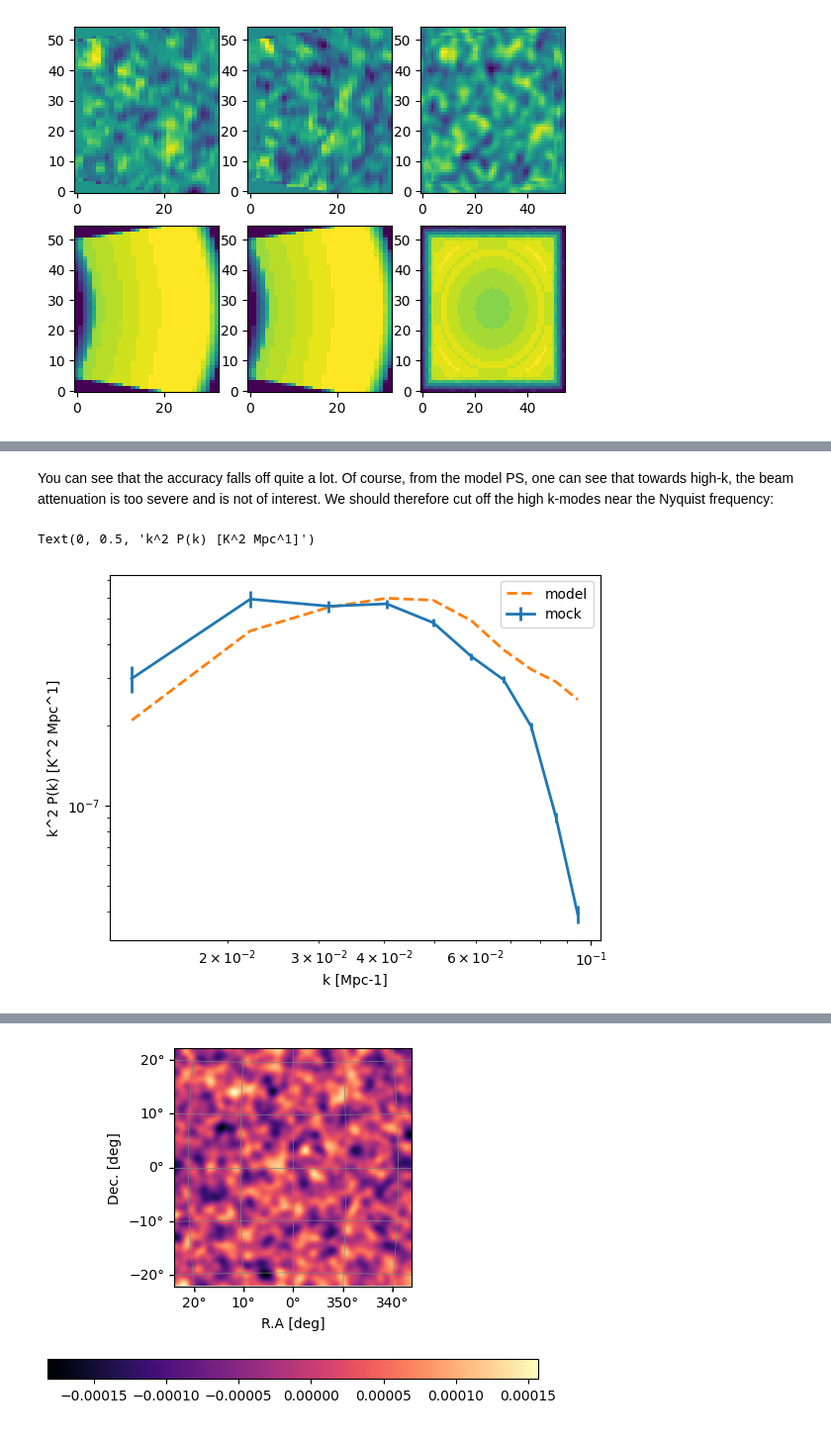
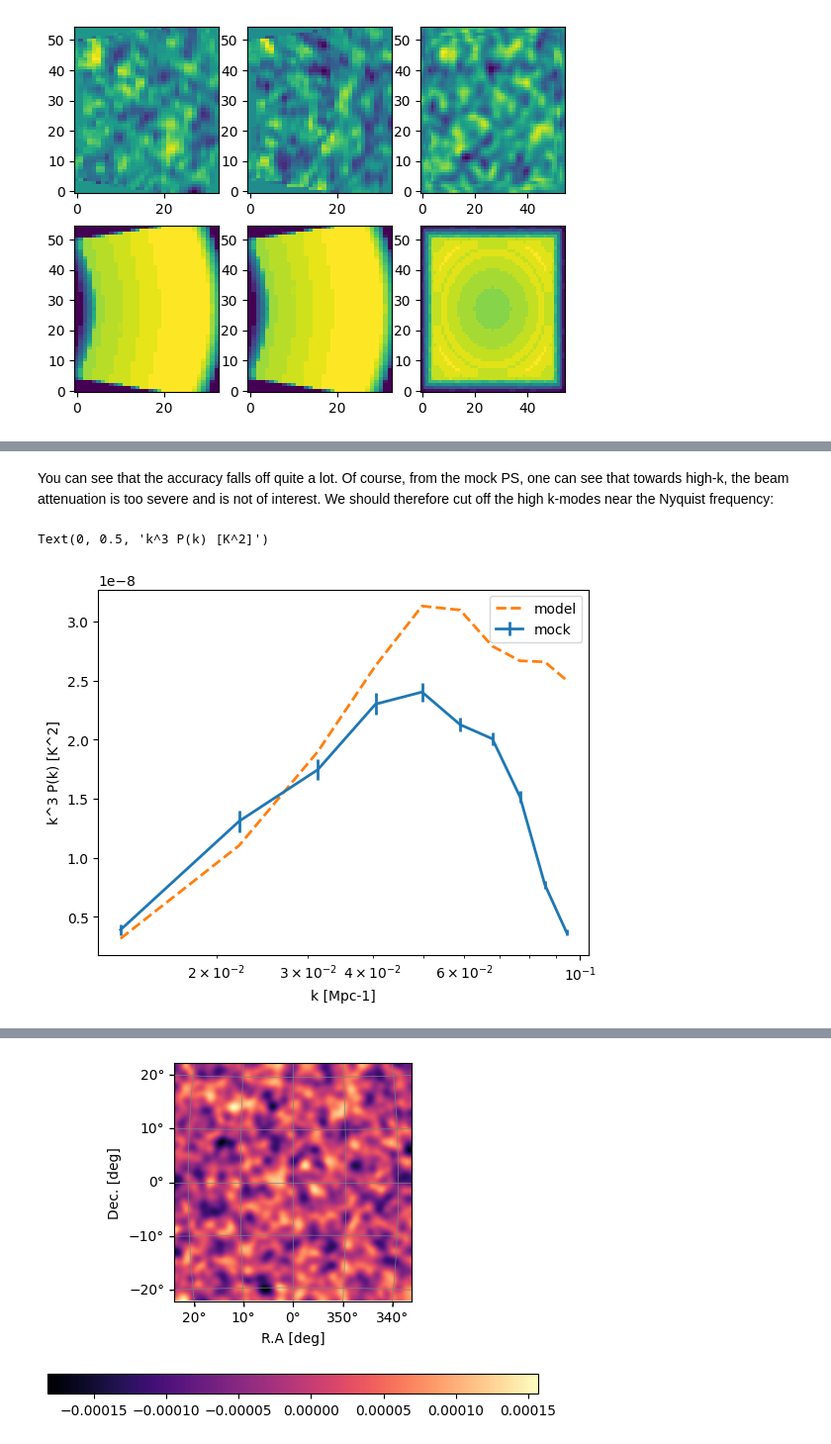
Before and after one commit to zhaotingchen/meer21cm, a Jupyter notebook: docs/source/cookbook/resolution.ipynb, the cells around one changed output, grey strips where cells are left out. Shown at 99% size. Saved outputs shown, nothing was run; the diff lists cells and outputs as text; code cells hidden in the pictures.

```diff
--- a/docs/source/cookbook/resolution.ipynb
+++ b/docs/source/cookbook/resolution.ipynb
@@ -175,7 +174,8 @@ mock.grid_scheme = 'tsc'
 himap_lowres,_,_  = mock.grid_data_to_field()
 
 mock.field_1 = himap_lowres
-mock.weights_field_1 = (mock.counts_in_box>0).astype('float')
+mock.weights_grid_1 = (mock.counts_in_box).astype('float')
+mock.weights_field_1 = None
 mock.k1dbins = np.linspace(8e-3, 2e-1, 21)
 pmock_beam_1d,keff,nmodes = mock.get_1d_power(mock.auto_power_3d_1)
 pmodel_beam_1d,_,_ = mock.get_1d_power(mock.auto_power_tracer_1_model)
@@ -212,5 +211,5 @@ Text(0, 0.5, 'k^2 P(k) [K^2 Mpc^1]')
 # %% [markdown]
-You can see that the accuracy falls off quite a lot. Of course, from the model PS, one can see that towards high-k, the beam attenuation is too severe and is not of interest. We should therefore cut off the high k-modes near the Nyquist frequency:
+You can see that the accuracy falls off quite a lot. Of course, from the mock PS, one can see that towards high-k, the beam attenuation is too severe and is not of interest. We should therefore cut off the high k-modes near the Nyquist frequency:
 # %%
 k_xyz_max = [mock.k_nyquist[0]*0.5,mock.k_nyquist[1]*0.5,mock.k_nyquist[2]*0.5]
 # %%
@@ -219,15 +218,14 @@ mock.k1dbins = np.linspace(8e-3, 1e-1, 11)
 pmock_cutoff_1d,keff_cutoff,nmodes_cutoff = mock.get_1d_power(mock.auto_power_3d_1, k_xyz_max=k_xyz_max)
 pmodel_cutoff_1d,_,_ = mock.get_1d_power(mock.auto_power_tracer_1_model)
 # %%
-k_factor = keff_cutoff**2
+k_factor = keff_cutoff**3
 plt.errorbar(keff_cutoff,pmock_cutoff_1d * k_factor,yerr= pmock_cutoff_1d/np.sqrt(nmodes_cutoff-1) * k_factor,label='mock',ls='-',lw=2)
 plt.plot(keff_cutoff,pmodel_cutoff_1d * k_factor,label='model',ls='--',lw=2)
 plt.legend()
 plt.xscale('log')
-plt.yscale('log')
 plt.xlabel('k [Mpc-1]')
-plt.ylabel('k^2 P(k) [K^2 Mpc^1]')
+plt.ylabel('k^3 P(k) [K^2]')
 # %% [output]
-Text(0, 0.5, 'k^2 P(k) [K^2 Mpc^1]')
+Text(0, 0.5, 'k^3 P(k) [K^2]')
-[figure, old version]
+[figure, new version]
 # %% [markdown]
```
Also changed, not shown: parts of 15 cells of this notebook, 1 other file.
